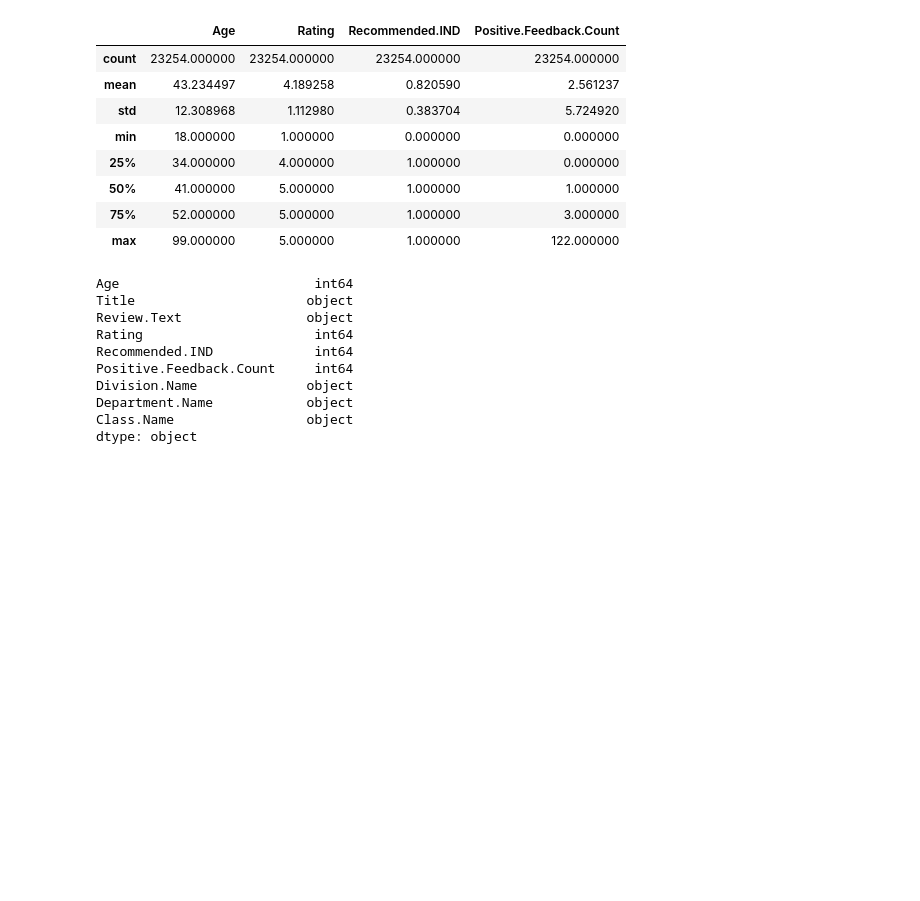
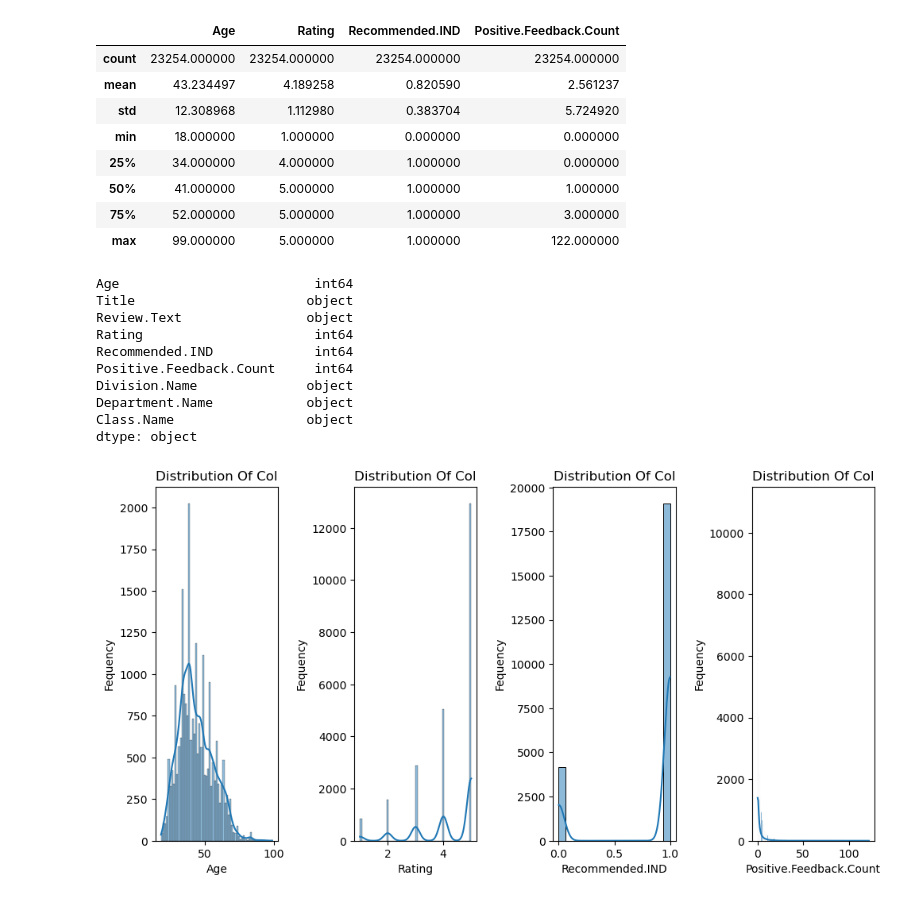
Before and after one commit to MaukanMir/Women-Ecommerce-Analysis, a Jupyter notebook: training.ipynb, the cells around one changed output. Drawn from its saved outputs; the diff is of its cells as text; code cells hidden in the pictures; blank space fills up the shorter version.

```diff
--- a/training.ipynb
+++ b/training.ipynb
@@ -133,3 +133,21 @@ Division.Name              object
 Department.Name            object
 Class.Name                 object
 dtype: object
+# %%
+numerical_features = df.select_dtypes(include="int64")
+
+plt.figure(figsize=(10, 10))
+rows = len(numerical_features.columns)
+dims = (rows +4)//3
+
+for idx, col in enumerate(numerical_features.columns):
+  plt.subplot(dims, 4, idx+1)
+  sns.histplot(df[col], kde=True)
+  plt.title(f"Distribution Of {col}")
+  plt.xlabel(col)
+  plt.ylabel("Fequency")
+
+plt.tight_layout()
+plt.show()
+# %% [output]
+[figure, added]
```
